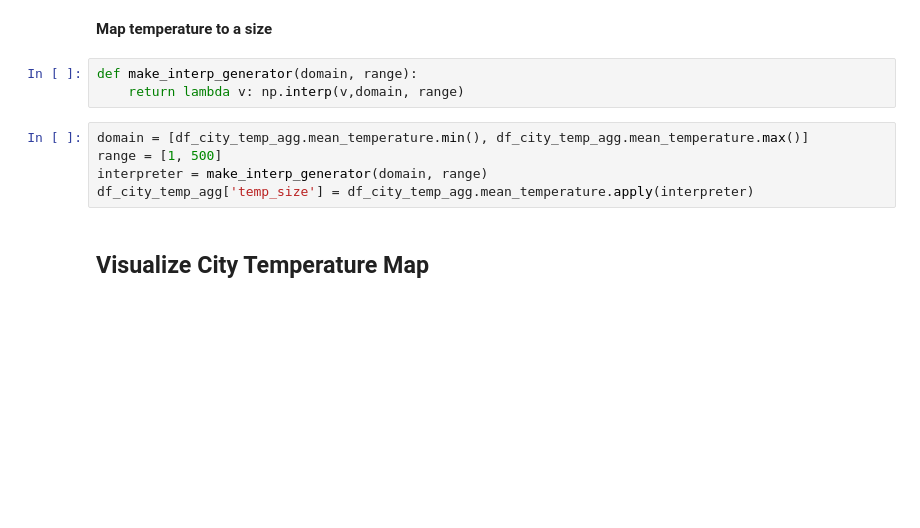
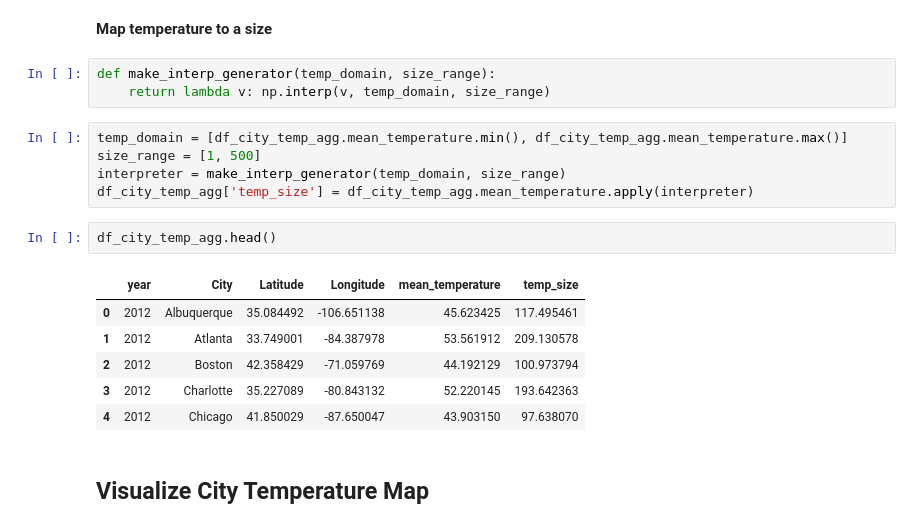
Before and after one commit to arbogdan/datafest_2019, a Jupyter notebook: 2019/python/viz/workspace/map.ipynb, the cells around one changed output. Drawn from its saved outputs; the diff is of its cells as text; blank space fills up the shorter version.

```diff
--- a/2019/python/viz/workspace/map.ipynb
+++ b/2019/python/viz/workspace/map.ipynb
@@ -122,13 +147,22 @@ df_city_temp_agg.head()
 # %% [markdown]
 **Map temperature to a size**
 # %%
-def make_interp_generator(domain, range):
-    return lambda v: np.interp(v,domain, range)
+def make_interp_generator(temp_domain, size_range):
+    return lambda v: np.interp(v, temp_domain, size_range)
 # %%
-domain = [df_city_temp_agg.mean_temperature.min(), df_city_temp_agg.mean_temperature.max()]
-range = [1, 500]
-interpreter = make_interp_generator(domain, range)
+temp_domain = [df_city_temp_agg.mean_temperature.min(), df_city_temp_agg.mean_temperature.max()]
+size_range = [1, 500]
+interpreter = make_interp_generator(temp_domain, size_range)
 df_city_temp_agg['temp_size'] = df_city_temp_agg.mean_temperature.apply(interpreter)
+# %%
+df_city_temp_agg.head()
+# %% [output]
+|  | year | City | Latitude | Longitude | mean_temperature | temp_size |
+| 0 | 2012 | Albuquerque | 35.084492 | -106.651138 | 45.623425 | 117.495461 |
+| 1 | 2012 | Atlanta | 33.749001 | -84.387978 | 53.561912 | 209.130578 |
+| 2 | 2012 | Boston | 42.358429 | -71.059769 | 44.192129 | 100.973794 |
+| 3 | 2012 | Charlotte | 35.227089 | -80.843132 | 52.220145 | 193.642363 |
+| 4 | 2012 | Chicago | 41.850029 | -87.650047 | 43.903150 | 97.638070 |
 # %% [markdown]
 ## Visualize City Temperature Map
 # %%
```
Also changed, not shown: parts of 20 cells of this notebook, 7 other files.
